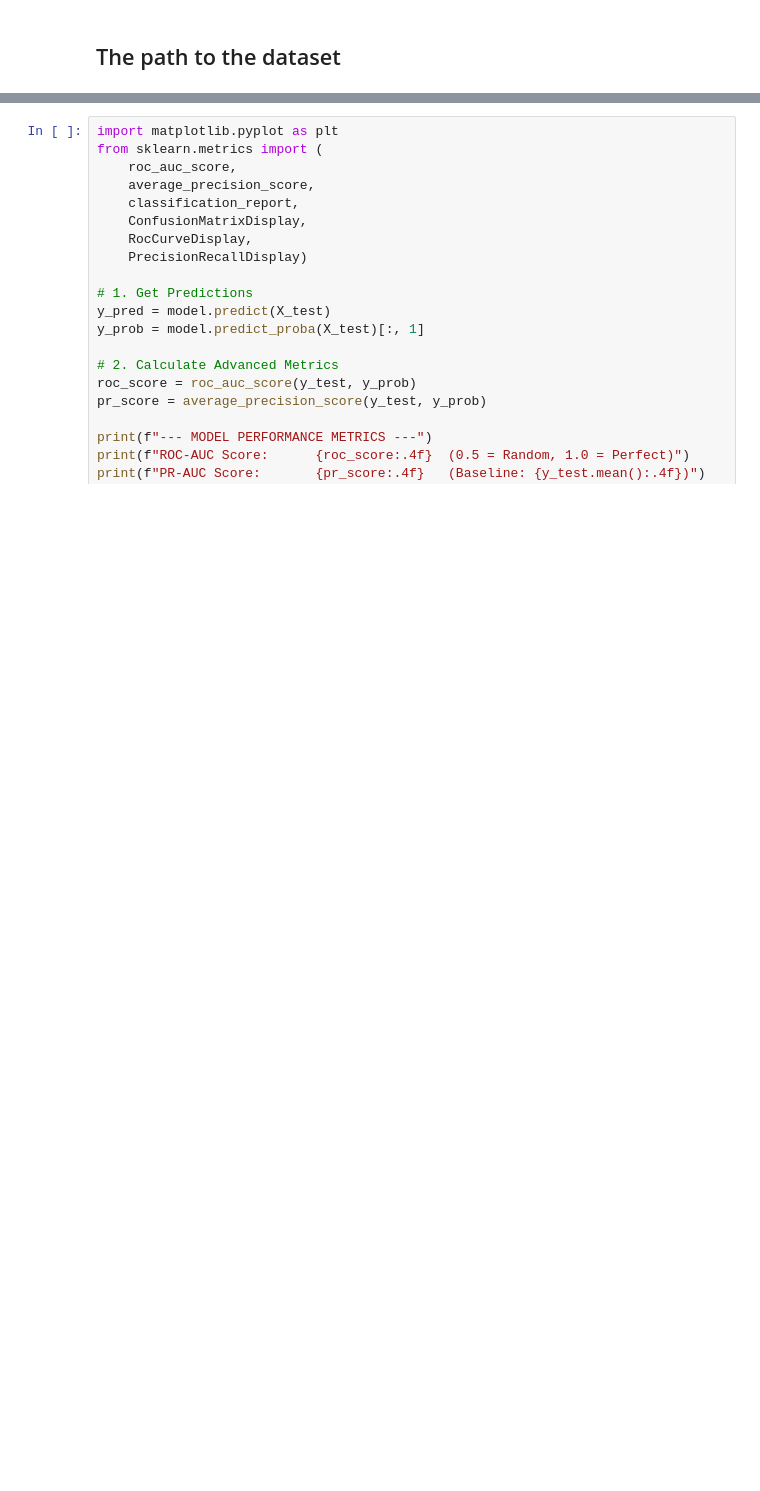
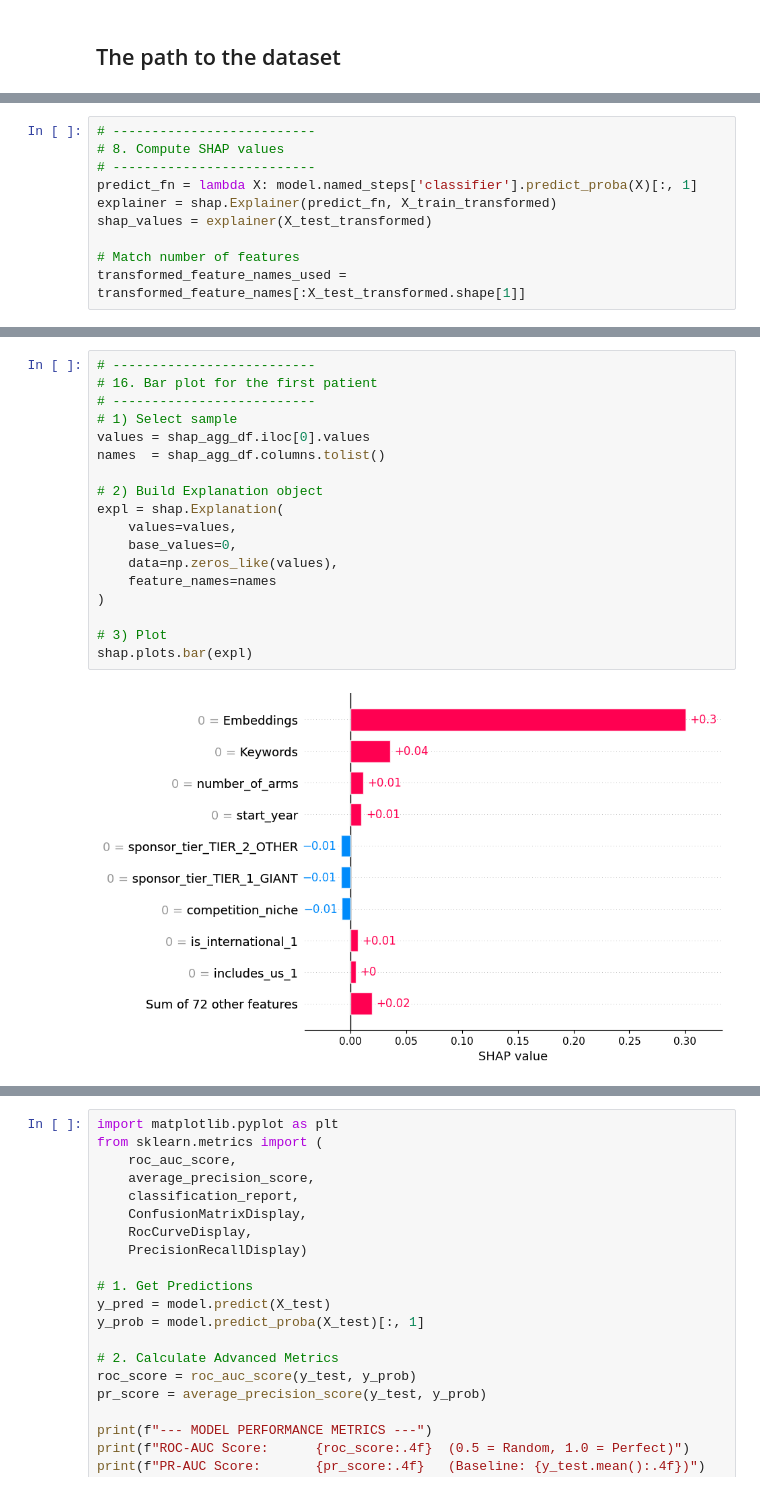
Before and after one commit to delaunan/clintrialpredict, a Jupyter notebook: notebooks/rui/SHAP.ipynb, the cells around one changed output, grey strips where cells are left out. Cells and saved outputs as stored; diff of their text form; blank space fills up the shorter version.

```diff
--- a/notebooks/rui/SHAP.ipynb
+++ b/notebooks/rui/SHAP.ipynb
@@ -257,0 +268,10 @@ IndexError: index 67 is out of bounds for axis 0 with size 33
+# %%
+# --------------------------
+# 8. Compute SHAP values
+# --------------------------
+predict_fn = lambda X: model.named_steps['classifier'].predict_proba(X)[:, 1]
+explainer = shap.Explainer(predict_fn, X_train_transformed)
+shap_values = explainer(X_test_transformed)
+
+# Match number of features
+transformed_feature_names_used = transformed_feature_names[:X_test_transformed.shape[1]]
@@ -257,0 +498,20 @@ IndexError: index 67 is out of bounds for axis 0 with size 33
+# %%
+# --------------------------
+# 16. Bar plot for the first patient
+# --------------------------
+# 1) Select sample
+values = shap_agg_df.iloc[0].values
+names  = shap_agg_df.columns.tolist()
+
+# 2) Build Explanation object
+expl = shap.Explanation(
+    values=values,
+    base_values=0,
+    data=np.zeros_like(values),
+    feature_names=names
+)
+
+# 3) Plot
+shap.plots.bar(expl)
+# %% [output]
+[figure, added]
```
Also changed, not shown: parts of 29 cells of this notebook, 1 other file.
